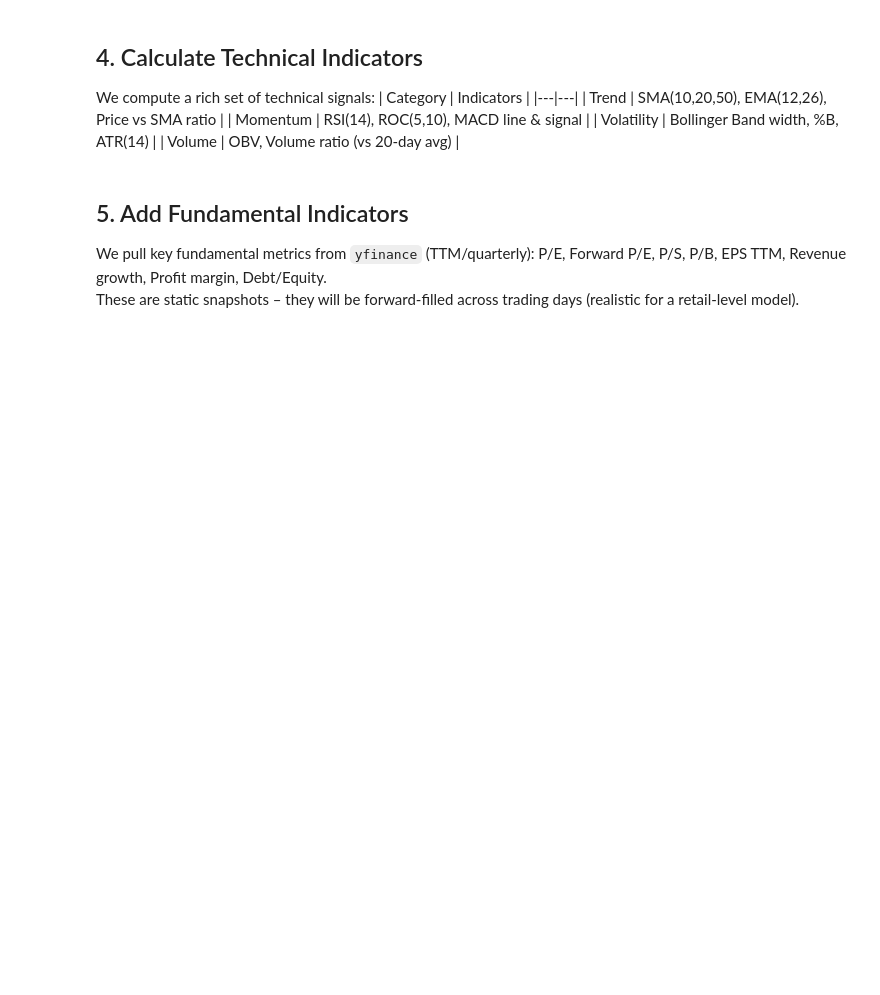
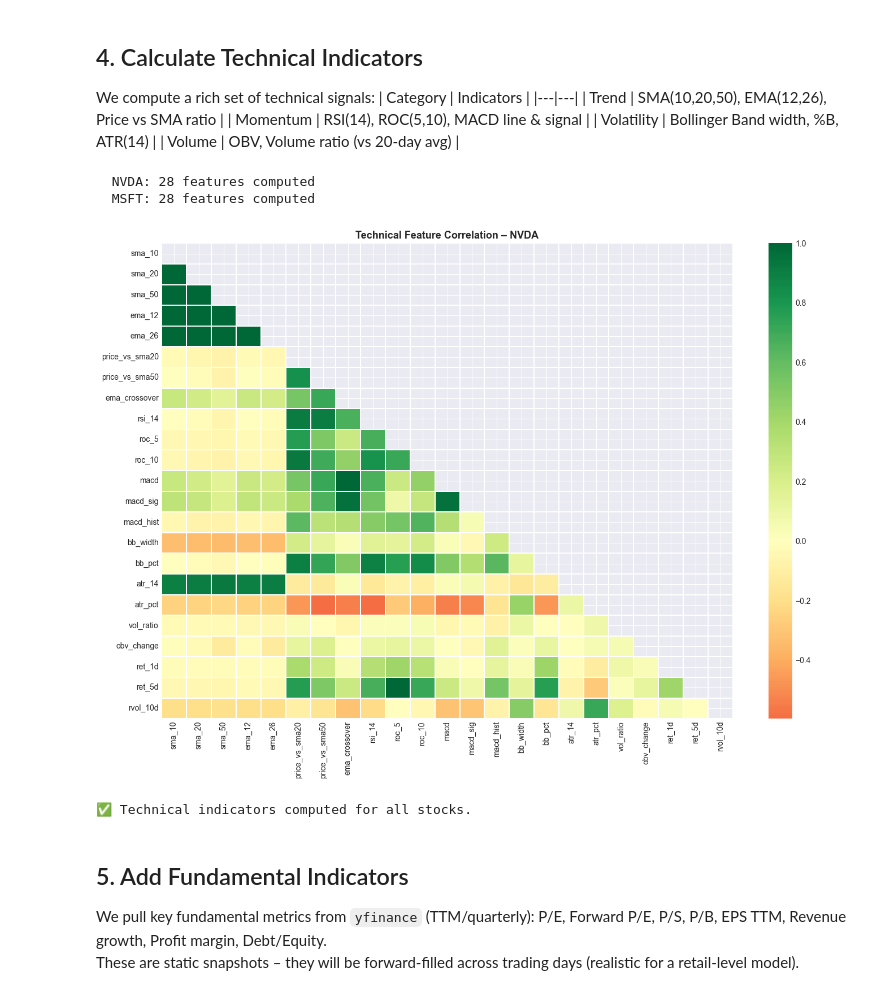
Before and after one commit to Shouryatsh/chicken_ramen_recipe, a Jupyter notebook: trading_strategy.ipynb, the cells around one changed output. Saved outputs shown, nothing was run; the diff lists cells and outputs as text; code cells hidden in the pictures; blank space fills up the shorter version.

```diff
--- a/trading_strategy.ipynb
+++ b/trading_strategy.ipynb
@@ -139,78 +144,32 @@ We compute a rich set of technical signals:
 | Volatility | Bollinger Band width, %B, ATR(14) |
 | Volume | OBV, Volume ratio (vs 20-day avg) |
 # %%
-def add_technical_indicators(df: pd.DataFrame) -> pd.DataFrame:
-    """Compute a comprehensive set of technical features."""
-    close  = df['close']
-    high   = df['high']
-    low    = df['low']
-    volume = df['volume']
-
-    # ── Trend ──────────────────────────────────────────────────────────────────
-    df['sma_10']  = SMAIndicator(close, window=10).sma_indicator()
-    df['sma_20']  = SMAIndicator(close, window=20).sma_indicator()
-    df['sma_50']  = SMAIndicator(close, window=50).sma_indicator()
-    df['ema_12']  = EMAIndicator(close, window=12).ema_indicator()
-    df['ema_26']  = EMAIndicator(close, window=26).ema_indicator()
-
-    # Price position relative to moving averages (normalised)
-    df['price_vs_sma20']  = (close - df['sma_20'])  / df['sma_20']
-    df['price_vs_sma50']  = (close - df['sma_50'])  / df['sma_50']
-    df['ema_crossover']   = df['ema_12'] - df['ema_26']   # positive = bullish
-
-    # ── Momentum ───────────────────────────────────────────────────────────────
-    df['rsi_14']   = RSIIndicator(close, window=14).rsi()
-    df['roc_5']    = ROCIndicator(close, window=5).roc()
-    df['roc_10']   = ROCIndicator(close, window=10).roc()
-
-    macd_obj       = MACD(close, window_slow=26, window_fast=12, window_sign=9)
-    df['macd']     = macd_obj.macd()
-    df['macd_sig'] = macd_obj.macd_signal()
-    df['macd_hist']= macd_obj.macd_diff()    # histogram = macd - signal
-
-    # ── Volatility ─────────────────────────────────────────────────────────────
-    bb             = BollingerBands(close, window=20, window_dev=2)
-    df['bb_width'] = (bb.bollinger_hband() - bb.bollinger_lband()) / bb.bollinger_mavg()
-    df['bb_pct']   = bb.bollinger_pband()    # %B: 0=lower, 1=upper band
-
-    atr_obj        = AverageTrueRange(high, low, close, window=14)
-    df['atr_14']   = atr_obj.average_true_range()
-    df['atr_pct']  = df['atr_14'] / close    # normalise ATR by price
-
-    # ── Volume ─────────────────────────────────────────────────────────────────
-    df['vol_ratio']= volume / volume.rolling(20).mean()   # relative volume
-    # On-Balance Volume (manual – faster than ta for large sets)
-    obv = (np.sign(close.diff()) * volume).fillna(0).cumsum()
-    df['obv_change'] = obv.pct_change(5)                  # 5-day OBV change
-
-    # ── Daily returns & realised volatility ───────────────────────────────────
-    df['ret_1d']    = close.pct_change(1)
-    df['ret_5d']    = close.pct_change(5)
-    df['rvol_10d']  = df['ret_1d'].rolling(10).std() * np.sqrt(252)
-
-    return df
-
-# Apply to all stocks
+# Apply technical features via module function
 tech_data = {}
 for ticker in STOCKS:
     df_tech = raw_stock[ticker].copy()
     df_tech = add_technical_indicators(df_tech)
     tech_data[ticker] = df_tech
     print(f"  {ticker}: {df_tech.shape[1]} features computed")
 
 # ── Correlation heatmap of technical features (NVDA example) ──────────────────
 tech_cols = [c for c in tech_data['NVDA'].columns
              if c not in ['open','high','low','close','volume']]
 corr = tech_data['NVDA'][tech_cols].corr()
 
 fig, ax = plt.subplots(figsize=(14, 10))
 mask = np.triu(np.ones_like(corr, dtype=bool))
 sns.heatmap(corr, mask=mask, cmap='RdYlGn', center=0,
             annot=False, linewidths=0.3, ax=ax)
 ax.set_title("Technical Feature Correlation – NVDA", fontsize=13, fontweight='bold')
 plt.tight_layout()
 plt.show()
 print("✅ Technical indicators computed for all stocks.")
+# %% [output]
+  NVDA: 28 features computed
+  MSFT: 28 features computed
+[figure, added]
+✅ Technical indicators computed for all stocks.
 # %% [markdown]
 ## 5. Add Fundamental Indicators
 
```
Also changed, not shown: parts of 12 cells of this notebook, 6 other files.
